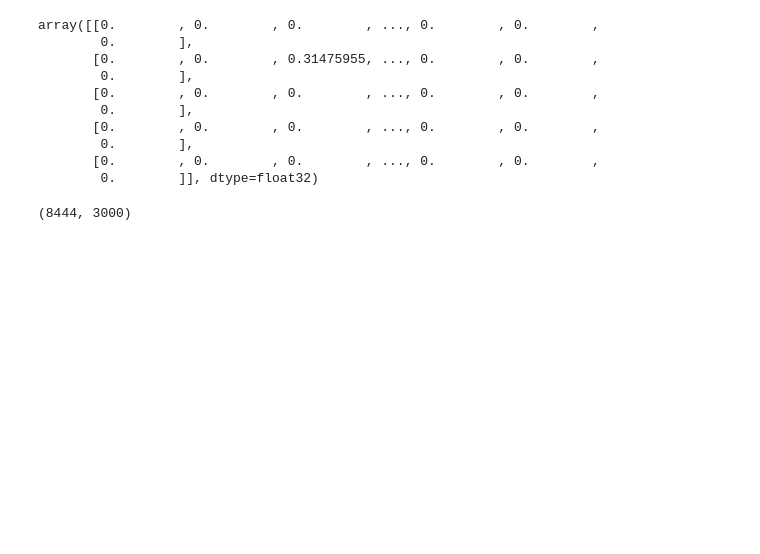
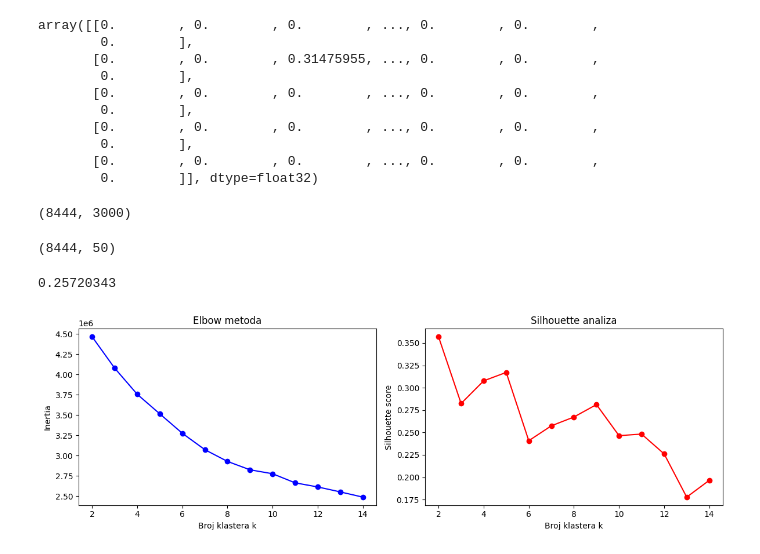
Before and after one commit to Vujasin03/gse115469, a Jupyter notebook: notebooks/analysis.ipynb, the cells around one changed output. Cells and saved outputs as stored; diff of their text form; code cells hidden in the pictures; blank space fills up the shorter version.

Commit message:
pca and kmeans

```diff
--- a/notebooks/analysis.ipynb
+++ b/notebooks/analysis.ipynb
@@ -22,3 +25,7 @@ print(X.shape)
+# %%
+X = np.load("X_raw.npy")
+gene_names = np.load("gene_names.npy", allow_pickle=True)
+cell_names = np.load("cell_names.npy", allow_pickle=True)
 # %%
 X[:5]
 # %% [output]
@@ -46,4 +53,50 @@ print(X.shape)
 # %%
 from sklearn.preprocessing import StandardScaler
 scaler = StandardScaler()
-X_scaled = scaler.fit_transform(X)
+X_scaled = scaler.fit_transform(X).astype(np.float32)
+del X
+# %%
+from sklearn.decomposition import PCA
+
+pca = PCA(n_components=50, random_state=42)
+X_pca = pca.fit_transform(X_scaled).astype(np.float32)
+
+print(X_pca.shape)
+# %% [output]
+(8444, 50)
+# %%
+pca.explained_variance_ratio_.sum()
+# %% [output]
+0.25720343
+# %%
+from sklearn.cluster import KMeans
+from sklearn.metrics import silhouette_score
+from matplotlib import pyplot as plt
+
+inertias = []
+silhouettes = []
+K_range = range(2, 15)
+
+for k in K_range:
+    kmeans = KMeans(n_clusters=k, random_state=42, n_init=10)
+    labels = kmeans.fit_predict(X_pca)
+    inertias.append(kmeans.inertia_)
+    silhouettes.append(silhouette_score(X_pca, labels, sample_size=2000))
+
+
+fig, (ax1, ax2) = plt.subplots(1, 2, figsize=(12, 4))
+
+ax1.plot(K_range, inertias, 'bo-')
+ax1.set_xlabel("Broj klastera k")
+ax1.set_ylabel("Inertia")
+ax1.set_title("Elbow metoda")
+
+ax2.plot(K_range, silhouettes, 'ro-')
+ax2.set_xlabel("Broj klastera k")
+ax2.set_ylabel("Silhouette score")
+ax2.set_title("Silhouette analiza")
+
+plt.tight_layout()
+plt.show()
+# %% [output]
+[figure, added]
```
Also changed, not shown: parts of 5 cells of this notebook.
